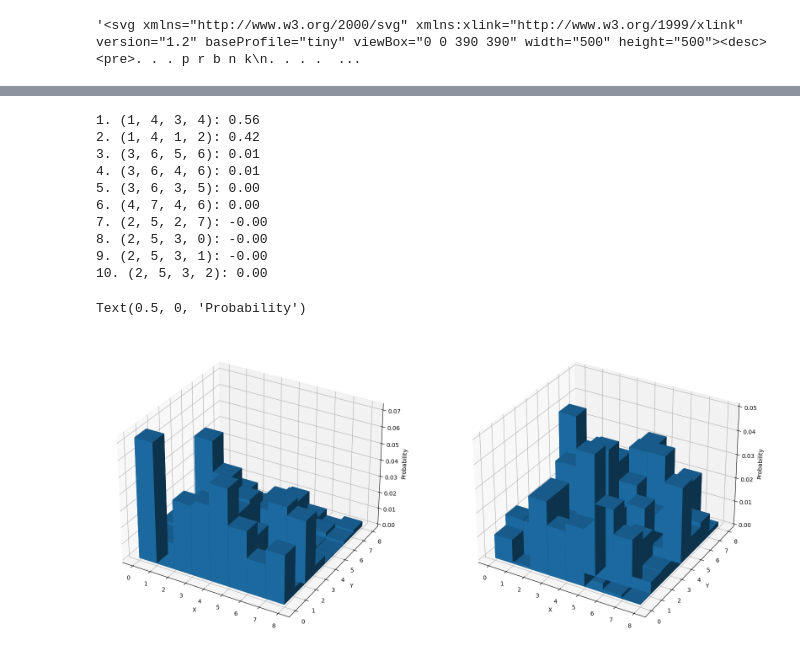
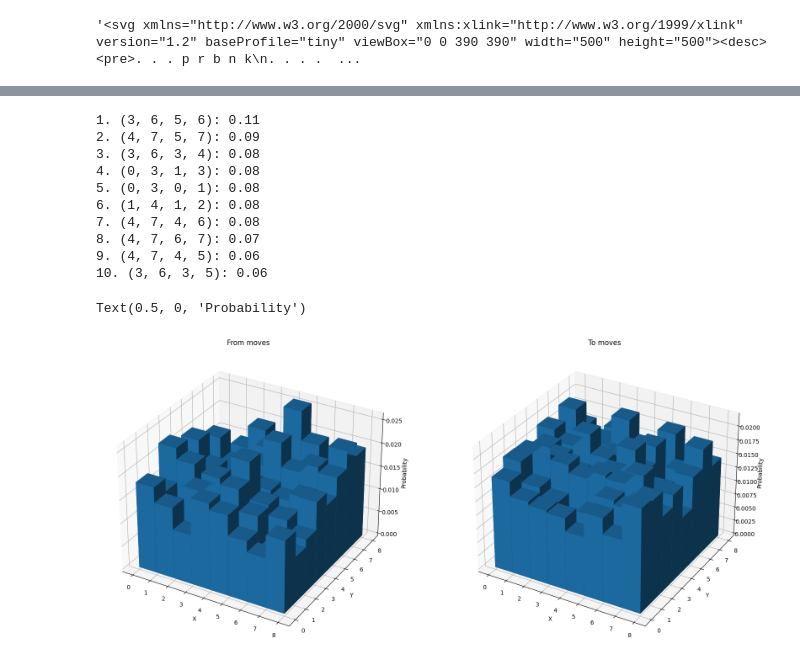
Before and after one commit to Lord225/AIProject, a Jupyter notebook: src/trained_model_testing.ipynb, the cells around one changed output, grey strips where cells are left out. Cells and saved outputs as stored; diff of their text form; code cells hidden in the pictures.

```diff
--- a/src/trained_model_testing.ipynb
+++ b/src/trained_model_testing.ipynb
@@ -15,7 +15,8 @@ env.render()
 import tensorflow as tf
 
 MODEL_NAMES = {
-    "v6": "../retain/chess_v6.0_20230528-170550_13000.h5",
+    "v6-5": "../retain/chess_v6.0_20230608-075209_21500.h5",
+    "v6-30": "../retain/chess_v6.0_20230610-072456_1500.h5",
     "v4-1": "../retain/chess_v4.0_20230528-114544_31500.h5",
     "v4-2": "../retain/chess_v4.0_20230527-105139_38000.h5",
     "v4-3": "../retain/chess_v4.0_20230525-231506_107750.h5",
@@ -46,7 +47,7 @@ def legal_moves(board: chess_engine.DiagonalChess):
     return chess_engine.internal.get_legal_moves_mask(board.board, board.isBlack)
 # %%
 # ten agent zawsze gra białymi
-ai_agent = ChessAgent("v4-3")
+ai_agent = ChessAgent("v6-30")
 # %%
 state = env.reset()
 probs, critic = ai_agent.action_probs(state, legal_moves(env))
@@ -84,66 +85,69 @@ for i in range(4):
 for i, move in enumerate(best_moves):
     print(f"{i+1}. {int_action_to_move(move)}: {probs[move]:.2f}")
 # %% [output]
-1. (1, 4, 3, 4): 0.56
-2. (1, 4, 1, 2): 0.42
-3. (3, 6, 5, 6): 0.01
-4. (3, 6, 4, 6): 0.01
-5. (3, 6, 3, 5): 0.00
-6. (4, 7, 4, 6): 0.00
-7. (2, 5, 2, 7): -0.00
-8. (2, 5, 3, 0): -0.00
-9. (2, 5, 3, 1): -0.00
-10. (2, 5, 3, 2): 0.00
+1. (3, 6, 5, 6): 0.11
+2. (4, 7, 5, 7): 0.09
+3. (3, 6, 3, 4): 0.08
+4. (0, 3, 1, 3): 0.08
+5. (0, 3, 0, 1): 0.08
+6. (1, 4, 1, 2): 0.08
+7. (4, 7, 4, 6): 0.08
+8. (4, 7, 6, 7): 0.07
+9. (4, 7, 4, 5): 0.06
+10. (3, 6, 3, 5): 0.06
 # %%
 # get raw action
 action, critic = ai_agent.get_raw(state)
 
 # normalize
 action = action/np.sum(action)
 
-# transform actions to moves
-moves = [int_action_to_move(a) for a in action.argsort()[::-1]]
+actions = [i for i in range(4096)]
 
-from_moves_cords = [(m[0], m[1], prob) for m, prob in zip(moves, action)]
-to_moves_cords = [(m[2], m[3], prob) for m, prob in zip(moves, action)]
+# action to move
+moves = [(int_action_to_move(i), action[i]) for i in actions]
 
-# accumulate probabilities
-from_moves_probs = np.zeros((8, 8))
-to_moves_probs = np.zeros((8, 8))
+# [((0, 0, 0, 0), 0.0009151974), ((0, 0, 0, 1), 0.0006177168), ...
 
-for from_x, from_y, prob in from_moves_cords:
-    from_moves_probs[from_x, from_y] += prob
+# accumulate moves
+from_moves = np.zeros((8, 8), dtype=np.float32)
+to_moves = np.zeros((8, 8), dtype=np.float32)
 
-for to_x, to_y, prob in to_moves_cords:
-    to_moves_probs[to_x, to_y] += prob
+for move, prob in moves:
+    fromX, fromY, toX, toY = move
+    from_moves[fromY, fromX] += prob
+    to_moves[toY, toX] += prob
 
-# plot two 3d bar plots with probabilities of moving from and to
+# plot 3d bar
 from mpl_toolkits.mplot3d import Axes3D
 
 fig = plt.figure(figsize=(20, 10))
 ax = fig.add_subplot(121, projection='3d')
-ax2 = fig.add_subplot(122, projection='3d')
 
-# plot from
 x = np.arange(8)
 y = np.arange(8)
 X, Y = np.meshgrid(x, y)
 
-ax.bar3d(X.ravel(), Y.ravel(), np.zeros_like(X).ravel(), 1, 1, from_moves_probs.ravel())
-ax.set_xlabel('X')
-ax.set_ylabel('Y')
-ax.set_zlabel('Probability')
+# bar plot
+ax.bar3d(X.ravel(), Y.ravel(), np.zeros(64), 1, 1, from_moves.ravel())
+ax.set_title("From moves")
+ax.set_xlabel("X")
+ax.set_ylabel("Y")
+ax.set_zlabel("Probability")
 
-# plot to
+ax = fig.add_subplot(122, projection='3d')
+
 x = np.arange(8)
 y = np.arange(8)
 X, Y = np.meshgrid(x, y)
 
-ax2.bar3d(X.ravel(), Y.ravel(), np.zeros_like(X).ravel(), 1, 1, to_moves_probs.ravel())
-ax2.set_xlabel('X')
-ax2.set_ylabel('Y')
-ax2.set_zlabel('Probability')
+# bar plot
+ax.bar3d(X.ravel(), Y.ravel(), np.zeros(64), 1, 1, to_moves.ravel())
+ax.set_title("To moves")
+ax.set_xlabel("X")
+ax.set_ylabel("Y")
+ax.set_zlabel("Probability")
 # %% [output]
 Text(0.5, 0, 'Probability')
-[figure, old version]
+[figure, new version]
 # %%
```
Also changed, not shown: parts of 8 cells of this notebook, 2 other files.
